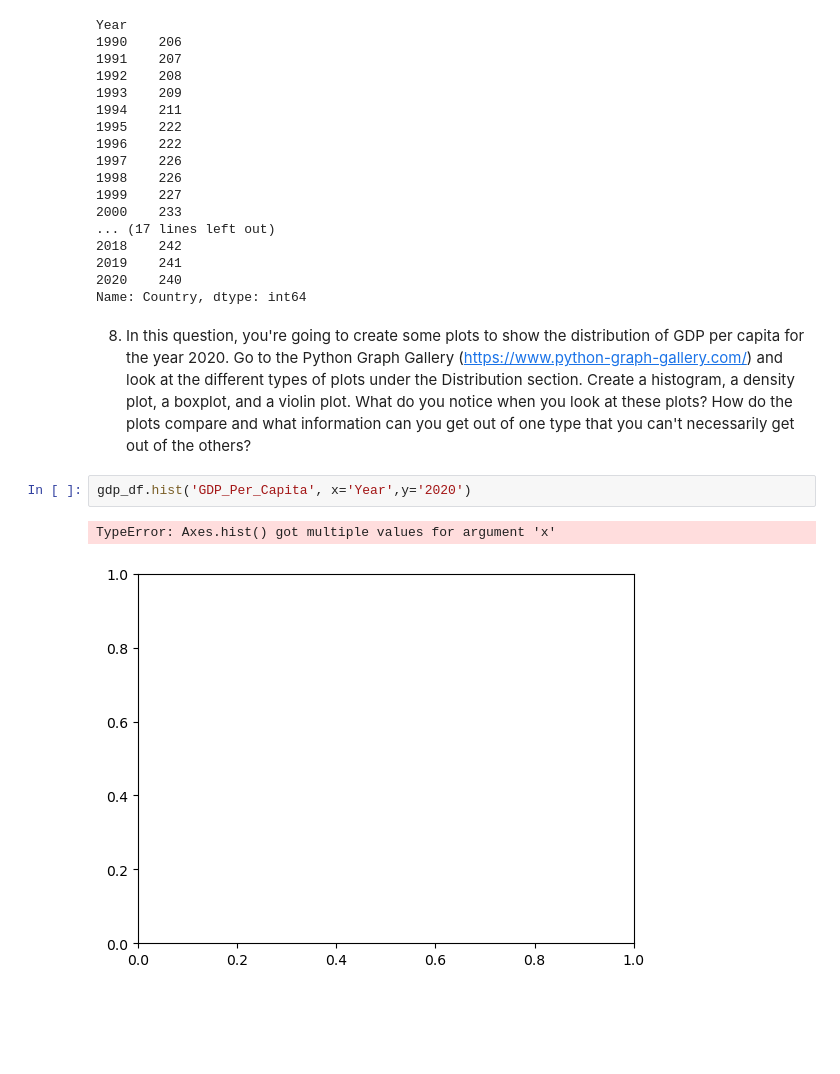
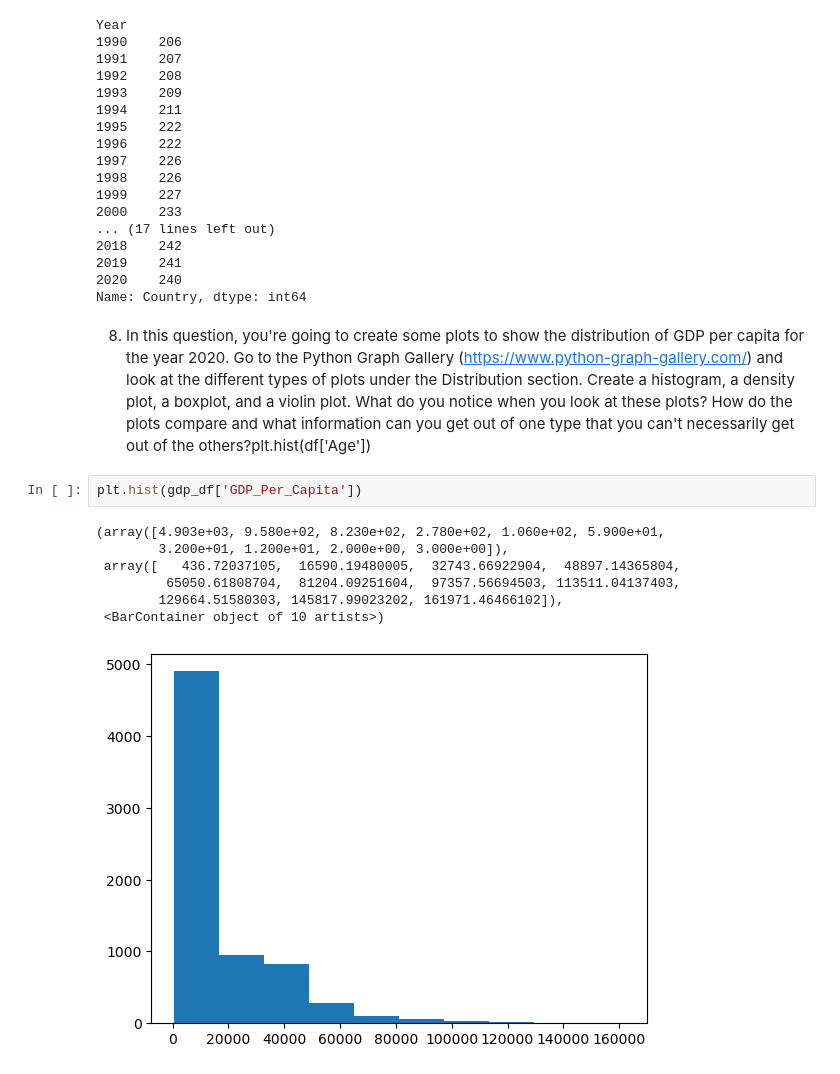
Before and after one commit to NSS-Data-Analytics-Cohort-8/gdp-and-internet-usage-bob10182, a Jupyter notebook: notebooks/un_project.ipynb, the cells around one changed output. Saved outputs shown, nothing was run; the diff lists cells and outputs as text; blank space fills up the shorter version.

Commit message:
Question8

```diff
--- a/notebooks/un_project.ipynb
+++ b/notebooks/un_project.ipynb
@@ -102,9 +102,14 @@ Year
 2020    240
 Name: Country, dtype: int64
 # %% [markdown]
-8. In this question, you're going to create some plots to show the distribution of GDP per capita for the year 2020. Go to the Python Graph Gallery (https://www.python-graph-gallery.com/) and look at the different types of plots under the Distribution section. Create a histogram, a density plot, a boxplot, and a violin plot. What do you notice when you look at these plots? How do the plots compare and what information can you get out of one type that you can't necessarily get out of the others?
+8. In this question, you're going to create some plots to show the distribution of GDP per capita for the year 2020. Go to the Python Graph Gallery (https://www.python-graph-gallery.com/) and look at the different types of plots under the Distribution section. Create a histogram, a density plot, a boxplot, and a violin plot. What do you notice when you look at these plots? How do the plots compare and what information can you get out of one type that you can't necessarily get out of the others?plt.hist(df['Age'])
-# %%
-gdp_df.hist('GDP_Per_Capita', x='Year',y='2020')
-# %% [output]
-TypeError: Axes.hist() got multiple values for argument 'x'
-[figure, removed]
+# %%
+plt.hist(gdp_df['GDP_Per_Capita'])
+# %% [output]
+(array([4.903e+03, 9.580e+02, 8.230e+02, 2.780e+02, 1.060e+02, 5.900e+01,
+        3.200e+01, 1.200e+01, 2.000e+00, 3.000e+00]),
+ array([   436.72037105,  16590.19480005,  32743.66922904,  48897.14365804,
+         65050.61808704,  81204.09251604,  97357.56694503, 113511.04137403,
+        129664.51580303, 145817.99023202, 161971.46466102]),
+ <BarContainer object of 10 artists>)
+[figure, added]
```
Also changed, not shown: parts of 5 cells of this notebook.
